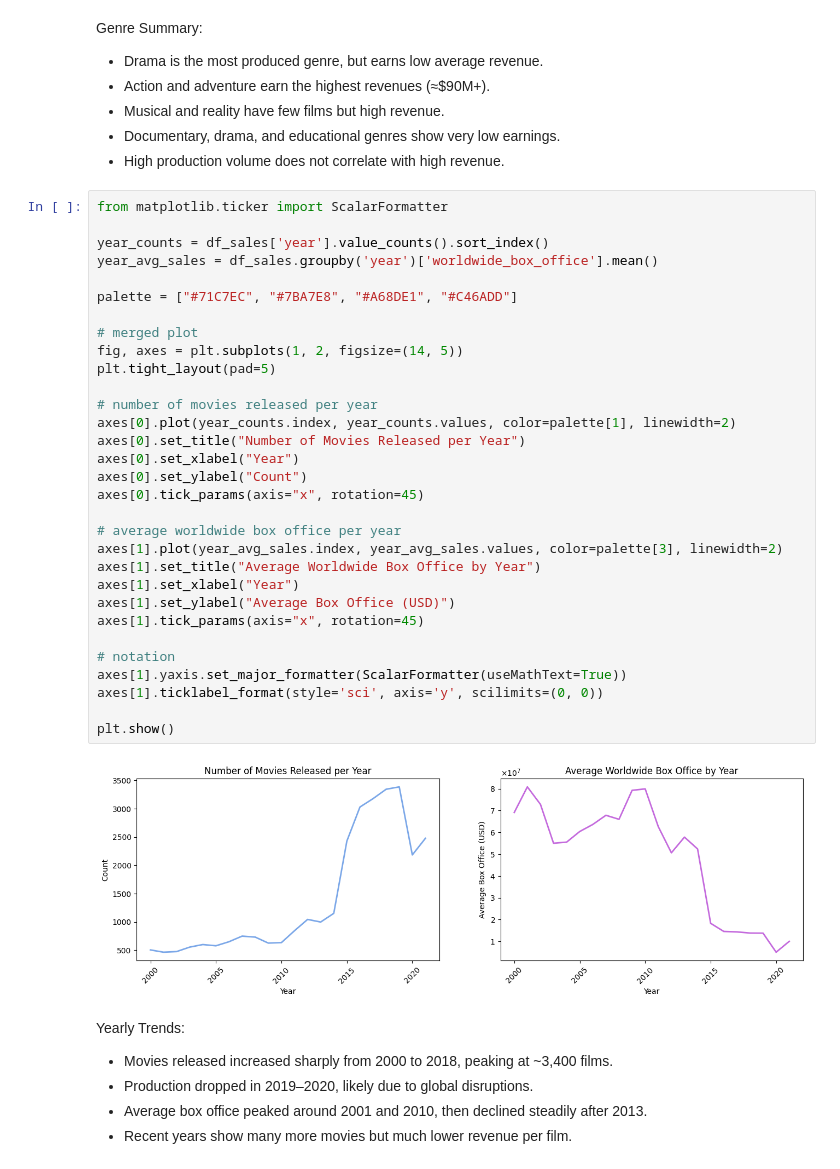
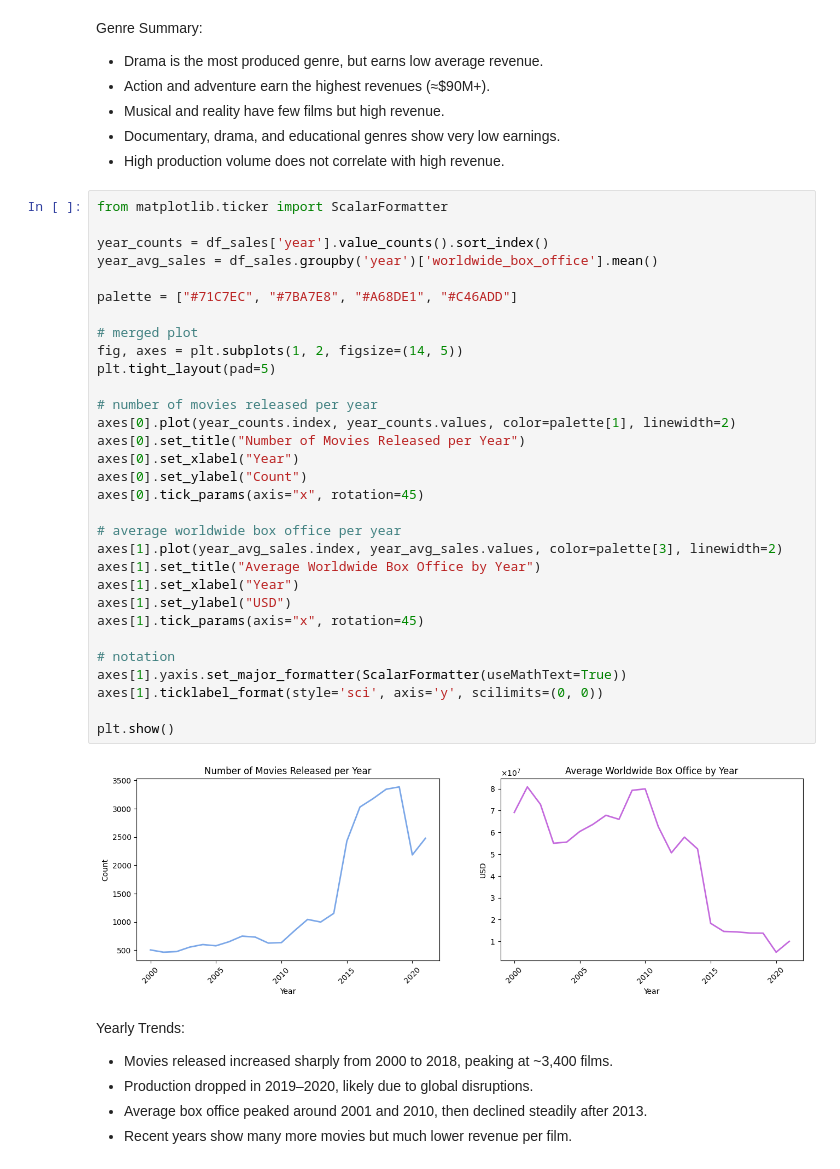
Before and after one commit to YoungJun173/DDB_AI_Group_Assignmen, a Jupyter notebook: Playground Notebooks/EDA.ipynb, the cells around one changed output. Drawn from its saved outputs; the diff is of its cells as text.

```diff
--- a/Playground Notebooks/EDA.ipynb
+++ b/Playground Notebooks/EDA.ipynb
@@ -1198,35 +1208,35 @@ Genre Summary:
 from matplotlib.ticker import ScalarFormatter
 
 year_counts = df_sales['year'].value_counts().sort_index()
 year_avg_sales = df_sales.groupby('year')['worldwide_box_office'].mean()
 
 palette = ["#71C7EC", "#7BA7E8", "#A68DE1", "#C46ADD"]
 
 # merged plot
 fig, axes = plt.subplots(1, 2, figsize=(14, 5))
 plt.tight_layout(pad=5)
 
 # number of movies released per year
 axes[0].plot(year_counts.index, year_counts.values, color=palette[1], linewidth=2)
 axes[0].set_title("Number of Movies Released per Year")
 axes[0].set_xlabel("Year")
 axes[0].set_ylabel("Count")
 axes[0].tick_params(axis="x", rotation=45)
 
 # average worldwide box office per year
 axes[1].plot(year_avg_sales.index, year_avg_sales.values, color=palette[3], linewidth=2)
 axes[1].set_title("Average Worldwide Box Office by Year")
 axes[1].set_xlabel("Year")
-axes[1].set_ylabel("Average Box Office (USD)")
+axes[1].set_ylabel("USD")
 axes[1].tick_params(axis="x", rotation=45)
 
 # notation
 axes[1].yaxis.set_major_formatter(ScalarFormatter(useMathText=True))
 axes[1].ticklabel_format(style='sci', axis='y', scilimits=(0, 0))
 
 plt.show()
 # %% [output]
-[figure, old version]
+[figure, new version]
 # %% [markdown]
 Yearly Trends:
 
```
Also changed, not shown: parts of 25 cells of this notebook.
